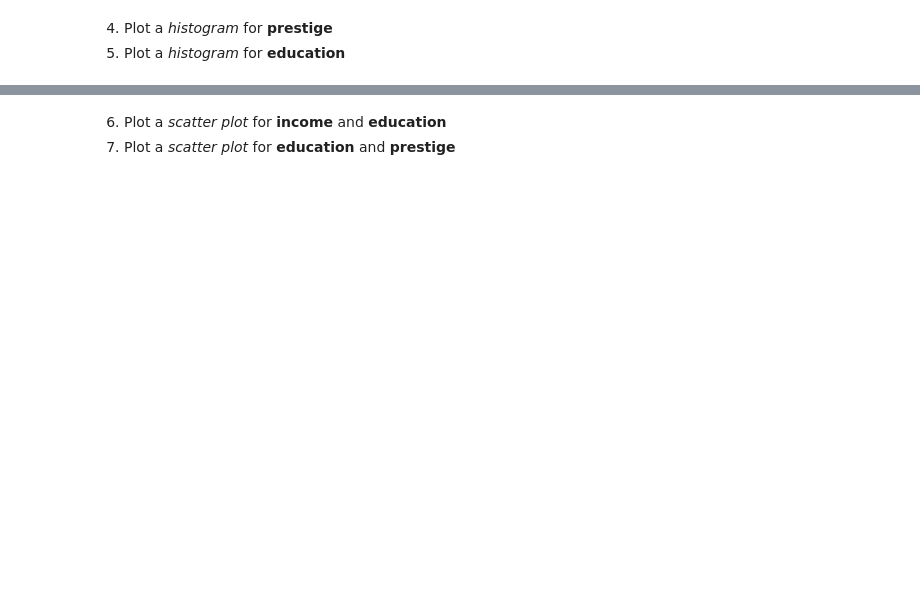
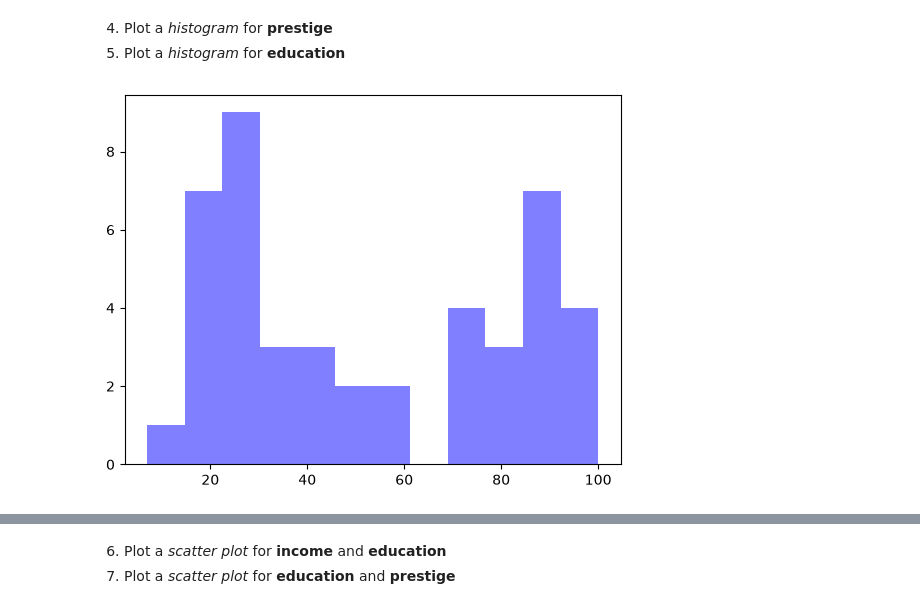
Before and after one commit to dalew14/CSCI-4047-800, a Jupyter notebook: Mod02 Know Your Data/Assignment2.ipynb, the cells around one changed output, grey strips where cells are left out. Cells and saved outputs as stored; diff of their text form; code cells hidden in the pictures; blank space fills up the shorter version.

```diff
--- a/Mod02 Know Your Data/Assignment2.ipynb
+++ b/Mod02 Know Your Data/Assignment2.ipynb
@@ -14,0 +18,3 @@ In this exercise, you are provided with data regarding income, education, and ot
+# %%
+df = pd.read_csv("Income Data.csv")
+df.head()
@@ -29,0 +72,5 @@ In this exercise, you are provided with data regarding income, education, and ot
+# %%
+plt.hist(df['education'], bins=12, color='blue', alpha=0.5)
+plt.show()
+# %% [output]
+[figure, added]
```
Also changed, not shown: parts of 13 cells of this notebook, 2 other files.
